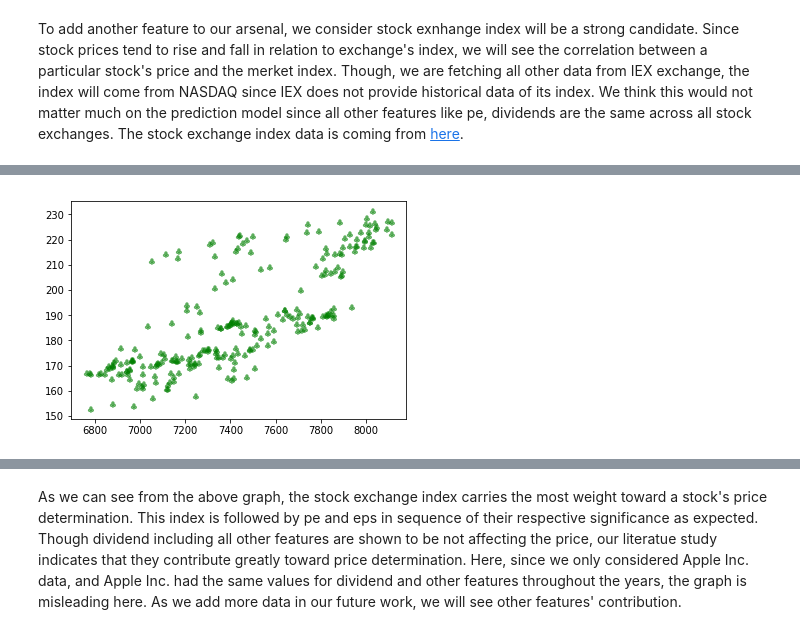
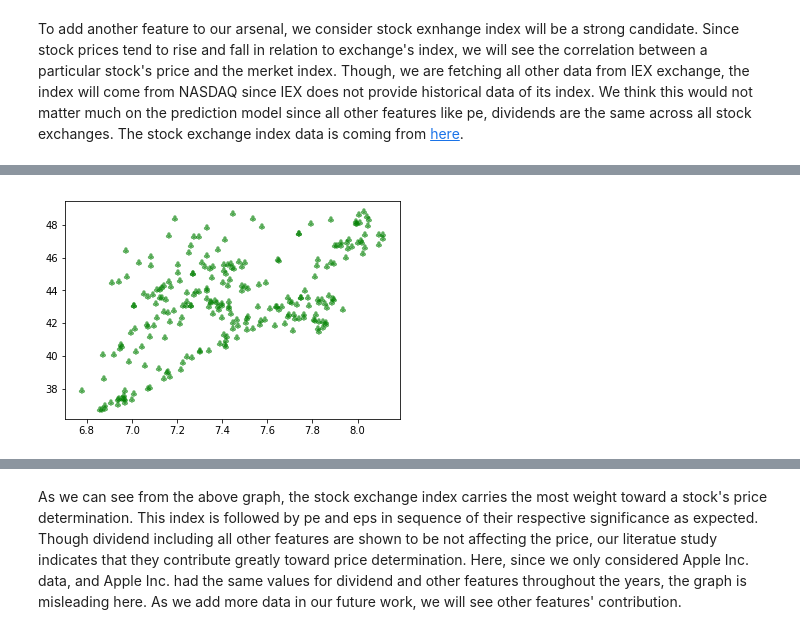
Before and after one commit to breindy/SafeTrade, a Jupyter notebook: PredictionModel/ProjectSecondUpdate.ipynb, the cells around one changed output, grey strips where cells are left out. Drawn from its saved outputs; the diff is of its cells as text; code cells hidden in the pictures.

```diff
--- a/PredictionModel/ProjectSecondUpdate.ipynb
+++ b/PredictionModel/ProjectSecondUpdate.ipynb
@@ -22,18 +22,19 @@ Also, since we aggregated and cleaned our data in the first update to StockData.
 To add another feature to our arsenal, we consider stock exnhange index will be a strong candidate. Since stock prices tend to rise and fall in relation to exchange's index, we will see the correlation between a particular stock's price and the merket index. Though, we are fetching all other data from IEX exchange, the index will come from NASDAQ since IEX does not provide historical data of its index. We think this would not matter much on the prediction model since all other features like pe, dividends are the same across all stock exchanges. The stock exchange index data is coming from [here](https://finance.yahoo.com/quote/%5EIXIC/history?ltr=1).
 # %%
 import pandas as pd
+import numpy as np
 import matplotlib.pyplot as plt
 
-df = pd.read_csv('StockData.csv')
-df['nasdaqIndex'] = ''
-# ^IXIC.csv retrieved from https://finance.yahoo.com/quote/%5EIXIC/history?ltr=1
-dfNasdaqIndices = pd.read_csv('NasdaqIndices.csv')
+df = pd.read_csv('AllStockData.csv')
+# df['nasdaqIndex'] = ''
+# # ^IXIC.csv retrieved from https://finance.yahoo.com/quote/%5EIXIC/history?ltr=1
+# dfNasdaqIndices = pd.read_csv('NasdaqIndices.csv')
 
-for index, row in dfNasdaqIndices.iterrows():
-    df.loc[df['date'] == row['Date'], ['nasdaqIndex']] = row['Close']
+# for index, row in dfNasdaqIndices.iterrows():
+#     df.loc[df['date'] == row['Date'], ['nasdaqIndex']] = row['Close']
 
-# Save all stock data in a CSV file called 'StockData.csv'
-df.to_csv('StockData.csv')
+# # Save all stock data in a CSV file called 'StockData.csv'
+# df.to_csv('StockData.csv')
 
 df.head()
 # %% [output]
@@ -45,0 +47,11 @@ df.head()
+# %%
+# Replacing infinite values with NaN and then
+# Cleaning out the null or nan values
+df.replace([np.inf, -np.inf], np.nan)
+df.dropna()
+# Dropping the 'NaN' rows that is read as string
+df = df[~df['nasdaqIndex'].isin(['NaN'])]
+
+print(df.shape)
+print(df.isna().sum())
+df.isnull().values.any()
@@ -46,12 +74,13 @@ df.head()
 # %%
 # Visualizig correlation between stock price and stock exchange index
+singleDF = df.loc[df['symbol'] == 'CSCO']
 try:
-    plt.scatter(df.nasdaqIndex, df.price, alpha=0.5, marker=r'$\clubsuit$', color='green')
+    plt.scatter(singleDF.nasdaqIndex, singleDF.price, alpha=0.5, marker=r'$\clubsuit$', color='green')
 except ValueError as e:
     print(e)
 
 plt.show()
 # %% [output]
-[figure, old version]
+[figure, new version]
 # %%
 ### Divide the DataFrame in X(Features) and Y(Target)
```
Also changed, not shown: parts of 6 cells of this notebook, 6 other files.
